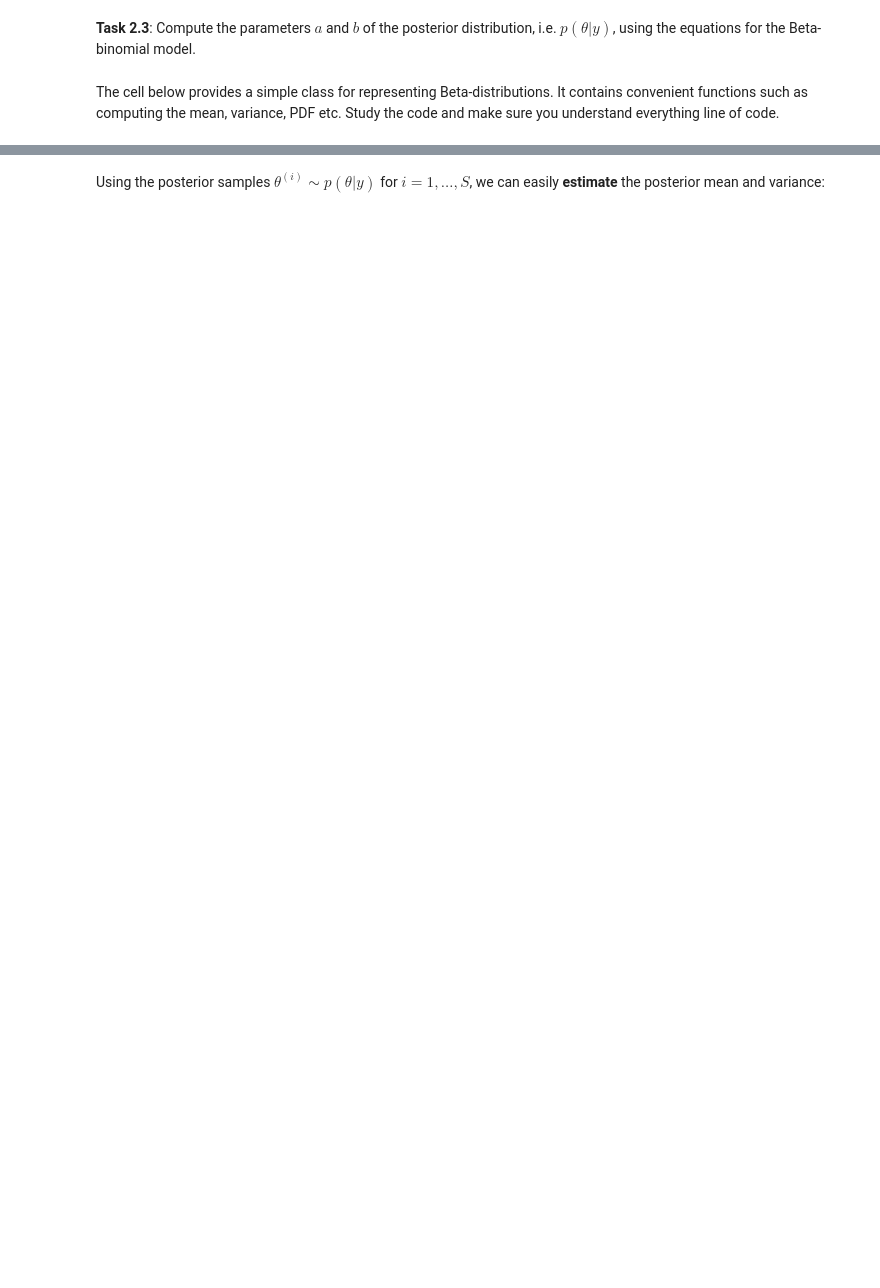
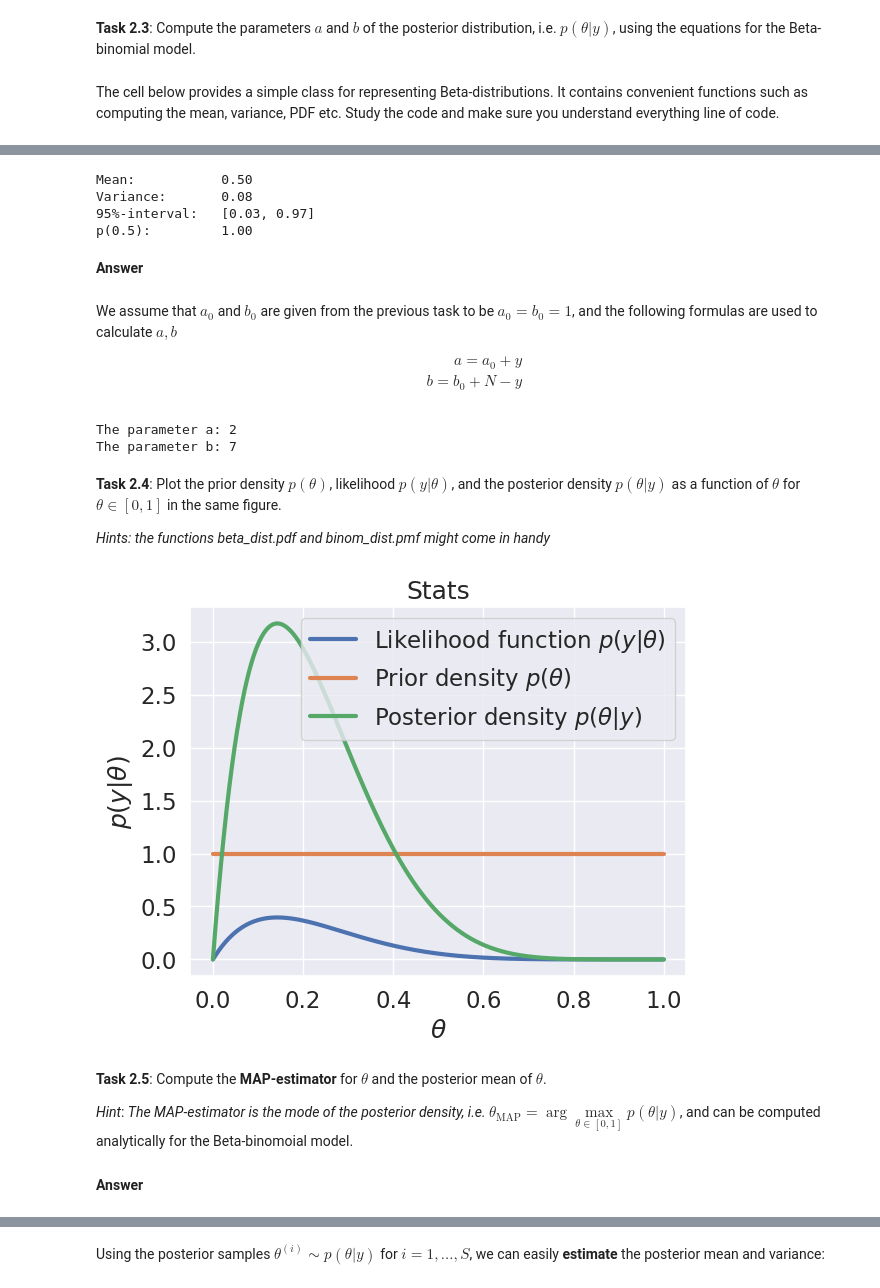
Before and after one commit to MattiasHuen/Bayesian-machine-learning-02477, a Jupyter notebook: weeks/week 1/ex1_handout.ipynb, the cells around one changed output, grey strips where cells are left out. Saved outputs shown, nothing was run; the diff lists cells and outputs as text; code cells hidden in the pictures; blank space fills up the shorter version.

```diff
--- a/weeks/week 1/ex1_handout.ipynb
+++ b/weeks/week 1/ex1_handout.ipynb
@@ -300,0 +404,59 @@ Study the code and make sure you understand everything line of code.
+# %%
+print(f'Mean:\t\t{prior.mean:.2f}')
+print(f'Variance:\t{prior.variance:.2f}')
+print(f'95%-interval:\t[{prior.get_interval(95)[0]:.2f}, {prior.get_interval(95)[1]:.2f}]')
+print(f'p(0.5):\t\t{prior.pdf_prior(0.5):.2f}')
+# %% [output]
+Mean:           0.50
+Variance:       0.08
+95%-interval:   [0.03, 0.97]
+p(0.5):         1.00
+# %% [markdown]
+**Answer**
+# %% [markdown]
+We assume that $a_0$ and $b_0$ are given from the previous task to be $a_0=b_0=1$, and the following formulas are used to calculate $a,b$
+\begin{align*}
+a=a_0+y\\
+b=b_0+N-y
+\end{align*}
+# %%
+a_0, b_0 = 1, 1
+y, N = 1, 7
+
+a = a_0 + y
+b = b_0 + N - y
+print("The parameter a:", a)
+print("The parameter b:", b)
+# %% [output]
+The parameter a: 2
+The parameter b: 7
+# %% [markdown]
+**Task 2.4**: Plot the prior density $p(\theta)$, likelihood $p(y|\theta)$, and the posterior density $p(\theta|y)$ as a function of $\theta$ for $\theta \in \left[0, 1\right]$ in the same figure.
+
+*Hints: the functions beta_dist.pdf and binom_dist.pmf might come in handy*
+# %%
+thetas = jnp.linspace(0, 1, 1000)
+
+lik_values = prior.pmf(thetas)
+pdf_prior_values = prior.pdf_prior(thetas)
+pdf_post_values = prior.pdf_post(thetas)
+
+
+plt.plot(thetas, lik_values, label = "Likelihood function $p(y|\\theta)$")
+
+plt.plot(thetas, pdf_prior_values, label = 'Prior density $p(\\theta)$')
+
+plt.plot(thetas, pdf_post_values, label = 'Posterior density $p(\\theta|y)$')
+plt.title('Stats')
+plt.legend()
+plt.xlabel('$\\theta$')
+plt.ylabel('$p(y|\\theta)$')
+plt.show()
+# %% [output]
+[figure, added]
+# %% [markdown]
+**Task 2.5**: Compute the **MAP-estimator** for $\theta$ and the posterior mean of $\theta$.
+
+*Hint*: *The MAP-estimator is the mode of the posterior density, i.e. $\theta_{\text{MAP}} = \arg\max\limits_{\theta \in \left[0, 1\right]} p(\theta|y)$*, and can be computed analytically for the Beta-binomoial model.
+# %% [markdown]
+**Answer**
```
Also changed, not shown: parts of 51 cells of this notebook, 3 other files.
